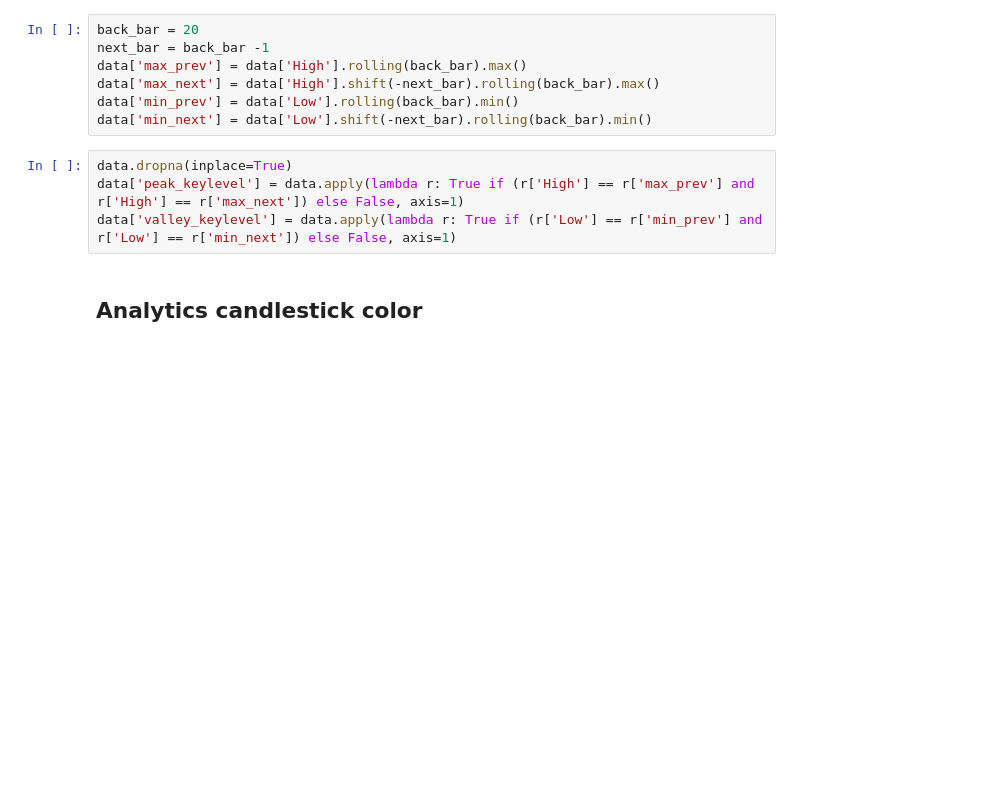
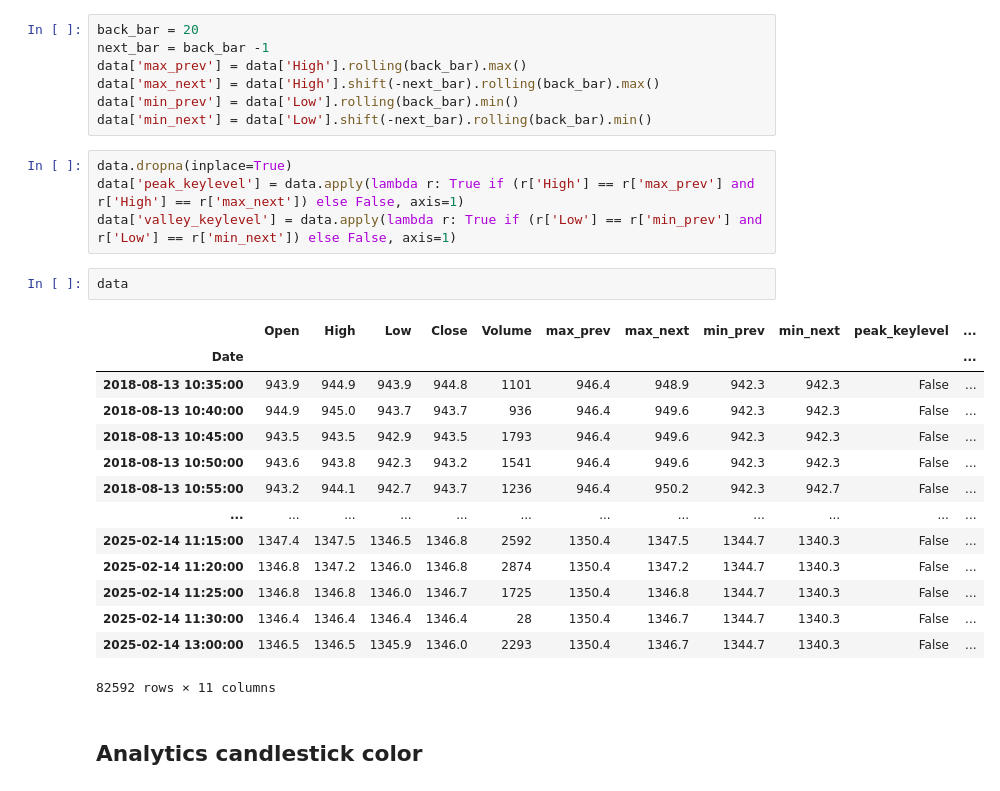
Before and after one commit to zuongthaotn/phantich-chungkhoan, a Jupyter notebook: VN30F1M/Keylevels.ipynb, the cells around one changed output. Cells and saved outputs as stored; diff of their text form; blank space fills up the shorter version.

```diff
--- a/VN30F1M/Keylevels.ipynb
+++ b/VN30F1M/Keylevels.ipynb
@@ -58,6 +58,23 @@ data['min_next'] = data['Low'].shift(-next_bar).rolling(back_bar).min()
 data.dropna(inplace=True)
 data['peak_keylevel'] = data.apply(lambda r: True if (r['High'] == r['max_prev'] and r['High'] == r['max_next']) else False, axis=1)
 data['valley_keylevel'] = data.apply(lambda r: True if (r['Low'] == r['min_prev'] and r['Low'] == r['min_next']) else False, axis=1)
+# %%
+data
+# %% [output]
+|  | Open | High | Low | Close | Volume | max_prev | max_next | min_prev | min_next | peak_keylevel | ... |
+| Date |  |  |  |  |  |  |  |  |  |  | ... |
+| 2018-08-13 10:35:00 | 943.9 | 944.9 | 943.9 | 944.8 | 1101 | 946.4 | 948.9 | 942.3 | 942.3 | False | ... |
+| 2018-08-13 10:40:00 | 944.9 | 945.0 | 943.7 | 943.7 | 936 | 946.4 | 949.6 | 942.3 | 942.3 | False | ... |
+| 2018-08-13 10:45:00 | 943.5 | 943.5 | 942.9 | 943.5 | 1793 | 946.4 | 949.6 | 942.3 | 942.3 | False | ... |
+| 2018-08-13 10:50:00 | 943.6 | 943.8 | 942.3 | 943.2 | 1541 | 946.4 | 949.6 | 942.3 | 942.3 | False | ... |
+| 2018-08-13 10:55:00 | 943.2 | 944.1 | 942.7 | 943.7 | 1236 | 946.4 | 950.2 | 942.3 | 942.7 | False | ... |
+| ... | ... | ... | ... | ... | ... | ... | ... | ... | ... | ... | ... |
+| 2025-02-14 11:15:00 | 1347.4 | 1347.5 | 1346.5 | 1346.8 | 2592 | 1350.4 | 1347.5 | 1344.7 | 1340.3 | False | ... |
+| 2025-02-14 11:20:00 | 1346.8 | 1347.2 | 1346.0 | 1346.8 | 2874 | 1350.4 | 1347.2 | 1344.7 | 1340.3 | False | ... |
+| 2025-02-14 11:25:00 | 1346.8 | 1346.8 | 1346.0 | 1346.7 | 1725 | 1350.4 | 1346.8 | 1344.7 | 1340.3 | False | ... |
+| 2025-02-14 11:30:00 | 1346.4 | 1346.4 | 1346.4 | 1346.4 | 28 | 1350.4 | 1346.7 | 1344.7 | 1340.3 | False | ... |
+| 2025-02-14 13:00:00 | 1346.5 | 1346.5 | 1345.9 | 1346.0 | 2293 | 1350.4 | 1346.7 | 1344.7 | 1340.3 | False | ... |
+82592 rows × 11 columns
 # %% [markdown]
 ## Analytics candlestick color
 # %%
```
Also changed, not shown: 1 other file.
